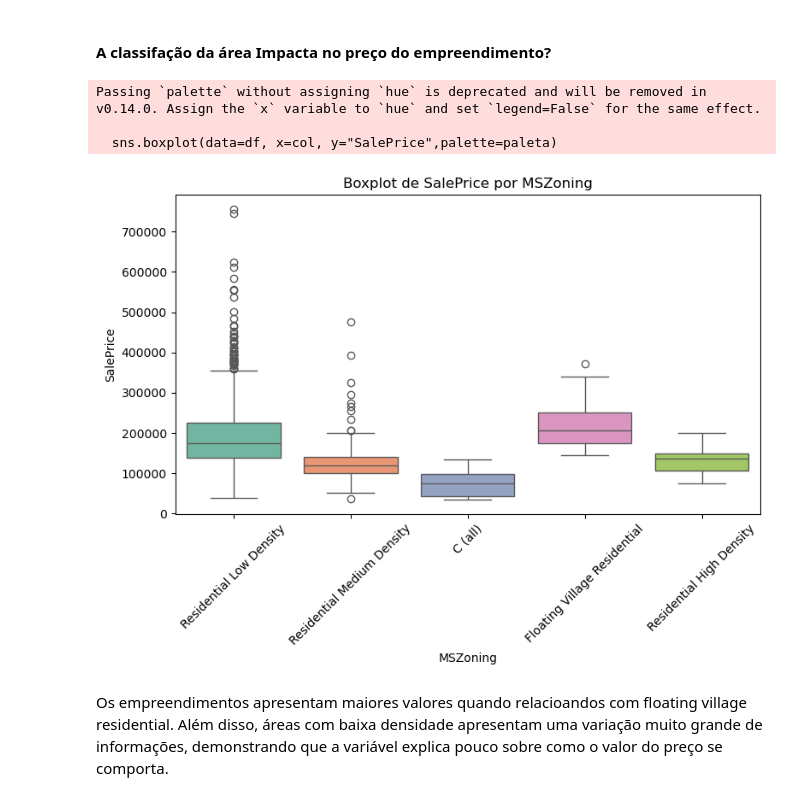
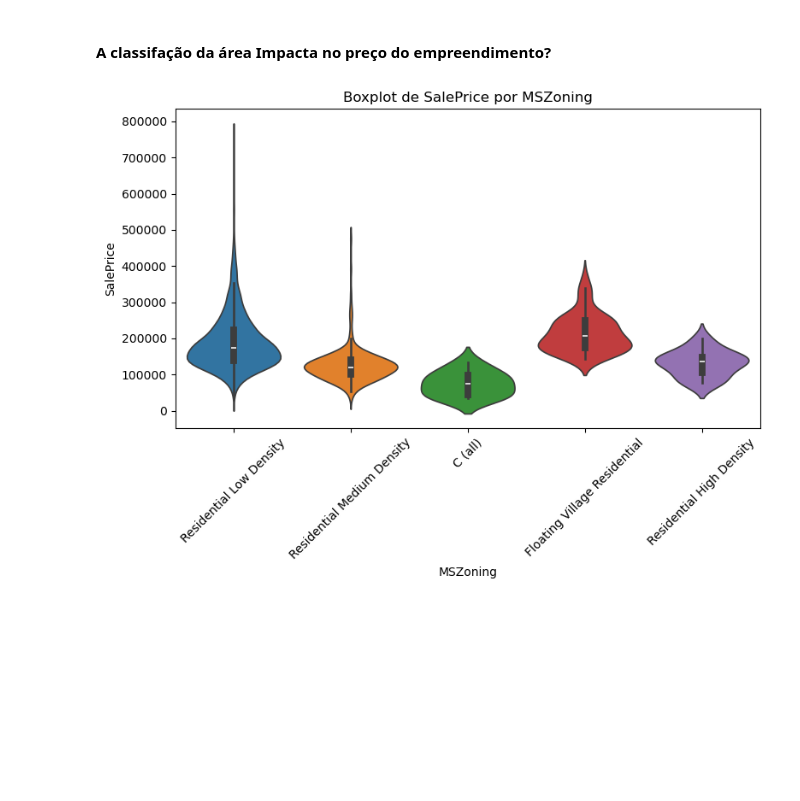
Before and after one commit to luizgsangelo/DailyML, a Jupyter notebook: Housing Prices/Tratamento dos dados - EDA.ipynb, the cells around one changed output. Drawn from its saved outputs; the diff is of its cells as text; code cells hidden in the pictures; blank space fills up the shorter version.

```diff
--- a/Housing Prices/Tratamento dos dados - EDA.ipynb
+++ b/Housing Prices/Tratamento dos dados - EDA.ipynb
@@ -215,52 +212,34 @@ import numpy as np
 import seaborn as sns
 
 
-def tabela_de_frequencia(df, col):
+def tabela_de_frequencia(df, col, col_target):
     """
     Gera um DataFrame com:
     - Frequência absoluta
     - Frequência relativa (%)
-    - Estatísticas de SalePrice (média, mediana, std, min, max, Q1, Q3)
-    - p-valor de teste t entre média da categoria vs média geral
+    - Estatísticas de col_target (média, mediana, std, min, max, Q1, Q3)
 
     Args:
         df (pd.DataFrame): DataFrame de entrada
         col (str): Nome da coluna categórica a ser analisada
 
     Returns:
-        pd.DataFrame: Tabela resumo com frequências, estatísticas e p-valores
+        pd.DataFrame: Tabela resumo com frequências e estatísticas de posição e dispersão
     """
 
     frequencias = df[col].value_counts(dropna=False)
     frequencias_rel = df[col].value_counts(normalize=True, dropna=False) * 100
 
-    # Média geral de SalePrice (para comparação no teste t)
-    media_geral = df["SalePrice"].mean()
-
     # Estatísticas de SalePrice por categoria
-    estatisticas = df.groupby(col)["SalePrice"].agg(
+    estatisticas = df.groupby(col)[col_target].agg(
+        q25=lambda x: x.quantile(0.25),
         media="mean",
         mediana="median",
         desvio_padrao="std",
-        minimo="min",
+        q75=lambda x: x.quantile(0.75),
         maximo="max",
-        q25=lambda x: x.quantile(0.25),
-        q75=lambda x: x.quantile(0.75),
     )
 
-    # Calcula p-valor para cada grupo
-    pvalores = []
-    for valor in estatisticas.index:
-        grupo = df[df[col] == valor]["SalePrice"]
-        if len(grupo) > 1:
-            stat, p = ttest_1samp(grupo, popmean=media_geral, nan_policy="omit")
-        else:
-            p = np.nan  # Não é possível testar com apenas 1 observação
-        pvalores.append(p)
-
-    estatisticas["p_valor"] = pvalores
-
-    # Monta a tabela final
     tabela = pd.DataFrame(
         {
             col: frequencias.index,
@@ -269,15 +248,13 @@ def tabela_de_frequencia(df, col):
         }
     ).set_index(col)
 
-    # Junta com estatísticas
     tabela = tabela.join(estatisticas)
-
     tabela = tabela.round(2)
 
     return tabela.reset_index()
 
 
-def visualizacao_box_plot(df, col):
+def visualizacao_box_plot(df, col, col_target):
     """
     Gera um boxplot para a coluna col comparando com SalePrice.
 
@@ -287,8 +264,7 @@ def visualizacao_box_plot(df, col):
     """
     plt.figure(figsize=(8, 6))
     n_categorias = df[col].nunique()
-    paleta = sns.color_palette("Set2", n_colors=n_categorias)
-    sns.boxplot(data=df, x=col, y="SalePrice", palette=paleta)
+    sns.violinplot(data=df, x=col, y=col_target, hue=col, legend=False)
     plt.title(f"Boxplot de SalePrice por {col}")
     plt.xticks(rotation=45)
     plt.tight_layout()
@@ -296,12 +272,7 @@ def visualizacao_box_plot(df, col):
 # %% [markdown]
 #### A classifação da área Impacta no preço do empreendimento?
 # %%
-visualizacao_box_plot(train, "MSZoning")
+visualizacao_box_plot(train, "MSZoning", "SalePrice")
 # %% [output]
-Passing `palette` without assigning `hue` is deprecated and will be removed in v0.14.0. Assign the `x` variable to `hue` and set `legend=False` for the same effect.
-
-  sns.boxplot(data=df, x=col, y="SalePrice",palette=paleta)
-[figure, old version]
+[figure, new version]
-# %% [markdown]
-Os empreendimentos apresentam maiores valores quando relacioandos com floating village residential. Além disso, áreas com baixa densidade apresentam uma variação muito grande de informações, demonstrando que a variável explica pouco sobre como o valor do preço se comporta.
 # %%
```
Also changed, not shown: parts of 13 cells of this notebook.
